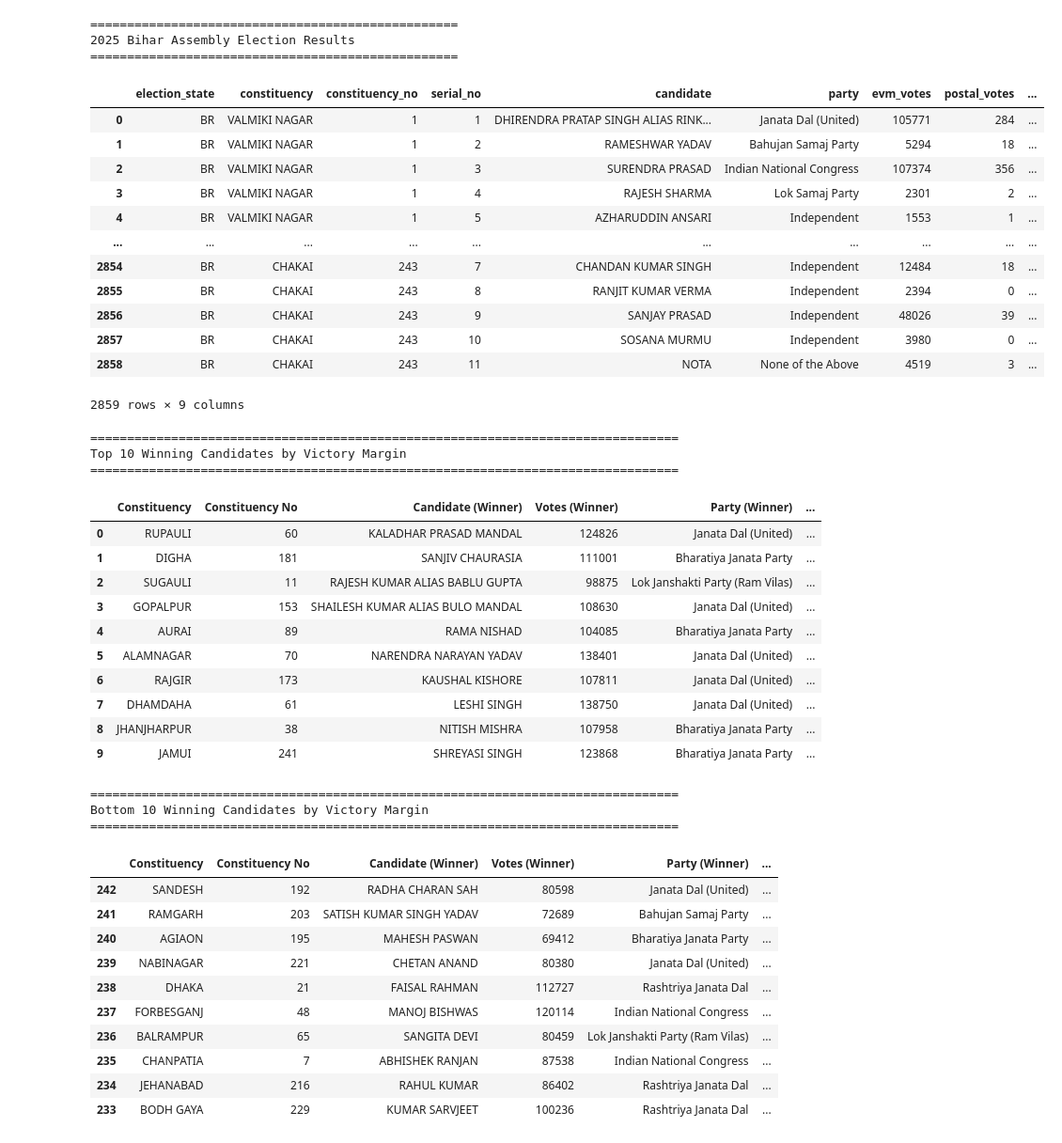
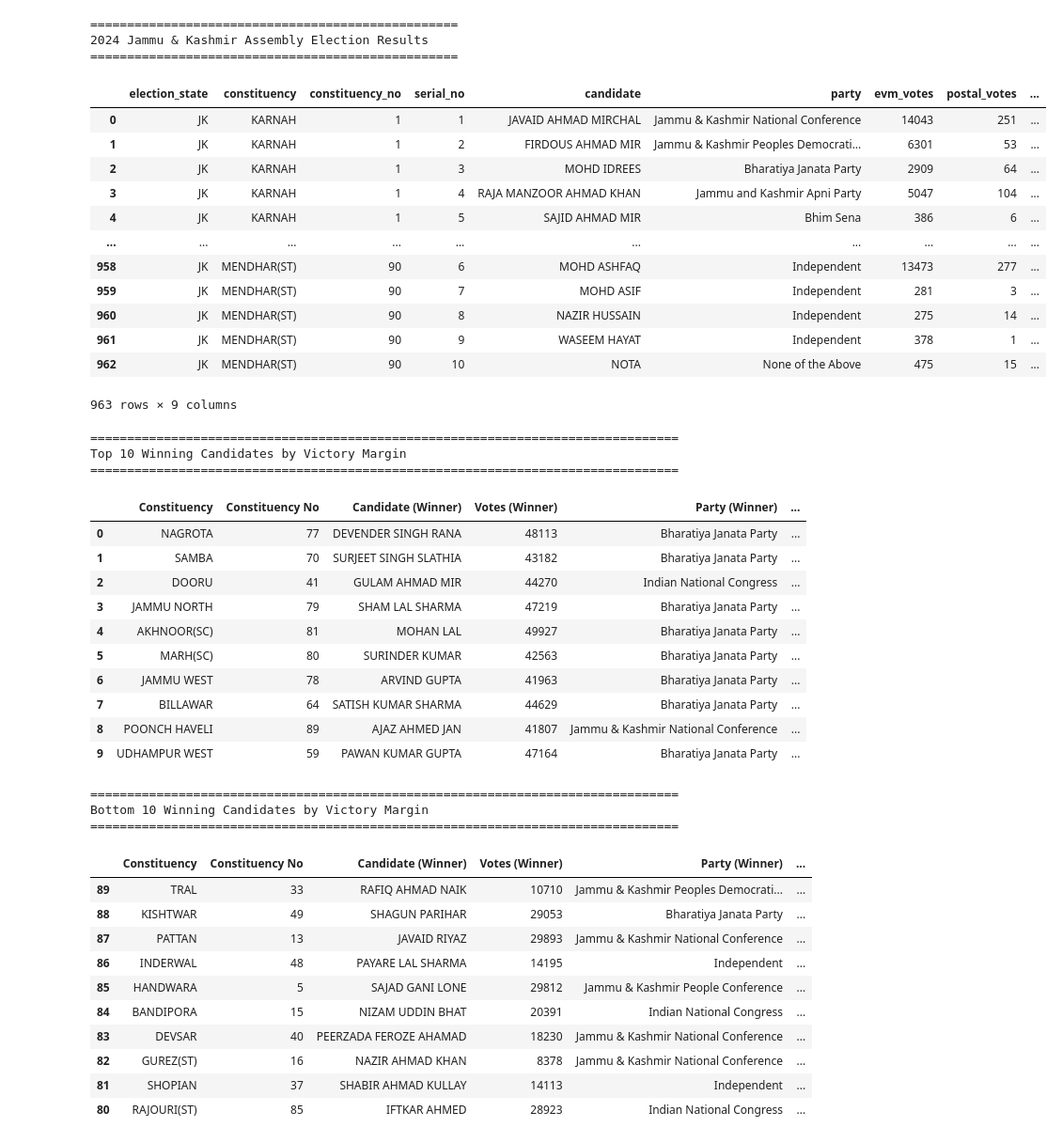
Before and after one commit to thecont1/india-votes-data, a Jupyter notebook: analyse-this.ipynb, the cells around one changed output. Shown at 94% size. Saved outputs shown, nothing was run; the diff lists cells and outputs as text; code cells hidden in the pictures.

```diff
--- a/analyse-this.ipynb
+++ b/analyse-this.ipynb
@@ -43,40 +43,40 @@ party_colors = {
     'Shiv Sena (Uddhav Balasaheb Thackeray)': '#FF8C00',
 }
 # %%
-results_dataset = "./results/2025Assembly-BR.csv"
+results_dataset = "./results/2024Assembly-JK-new.csv"
 df = pd.read_csv(results_dataset)
 
 election_state = df.loc[0, 'election_state']
 query_string = f"state_code == '{election_state}'"
 election_state = pd.read_csv("states.csv").query(query_string).state_name.values[0]
 
 election_year = df.loc[0, 'election_year']
 
 print('='*50)
 print(f"{election_year} {election_state} {df.loc[0, 'election_type']} Election Results")
 print('='*50)
 
 df['total_votes'] = df['evm_votes'] + df['postal_votes']
 df.drop(['election_year', 'election_type'], axis=1, inplace=True)
 
 display(df)
 # %% [output]
 ==================================================
-2025 Bihar Assembly Election Results
+2024 Jammu & Kashmir Assembly Election Results
 ==================================================
 |  | election_state | constituency | constituency_no | serial_no | candidate | party | evm_votes | postal_votes | ... |
-| 0 | BR | VALMIKI NAGAR | 1 | 1 | DHIRENDRA PRATAP SINGH ALIAS RINK... | Janata Dal (United) | 105771 | 284 | ... |
-| 1 | BR | VALMIKI NAGAR | 1 | 2 | RAMESHWAR YADAV | Bahujan Samaj Party | 5294 | 18 | ... |
-| 2 | BR | VALMIKI NAGAR | 1 | 3 | SURENDRA PRASAD | Indian National Congress | 107374 | 356 | ... |
-| 3 | BR | VALMIKI NAGAR | 1 | 4 | RAJESH SHARMA | Lok Samaj Party | 2301 | 2 | ... |
-| 4 | BR | VALMIKI NAGAR | 1 | 5 | AZHARUDDIN ANSARI | Independent | 1553 | 1 | ... |
+| 0 | JK | KARNAH | 1 | 1 | JAVAID AHMAD MIRCHAL | Jammu & Kashmir National Conference | 14043 | 251 | ... |
+| 1 | JK | KARNAH | 1 | 2 | FIRDOUS AHMAD MIR | Jammu & Kashmir Peoples Democrati... | 6301 | 53 | ... |
+| 2 | JK | KARNAH | 1 | 3 | MOHD IDREES | Bharatiya Janata Party | 2909 | 64 | ... |
+| 3 | JK | KARNAH | 1 | 4 | RAJA MANZOOR AHMAD KHAN | Jammu and Kashmir Apni Party | 5047 | 104 | ... |
+| 4 | JK | KARNAH | 1 | 5 | SAJID AHMAD MIR | Bhim Sena | 386 | 6 | ... |
 | ... | ... | ... | ... | ... | ... | ... | ... | ... | ... |
-| 2854 | BR | CHAKAI | 243 | 7 | CHANDAN KUMAR SINGH | Independent | 12484 | 18 | ... |
-| 2855 | BR | CHAKAI | 243 | 8 | RANJIT KUMAR VERMA | Independent | 2394 | 0 | ... |
-| 2856 | BR | CHAKAI | 243 | 9 | SANJAY PRASAD | Independent | 48026 | 39 | ... |
-| 2857 | BR | CHAKAI | 243 | 10 | SOSANA MURMU | Independent | 3980 | 0 | ... |
-| 2858 | BR | CHAKAI | 243 | 11 | NOTA | None of the Above | 4519 | 3 | ... |
+| 958 | JK | MENDHAR(ST) | 90 | 6 | MOHD ASHFAQ | Independent | 13473 | 277 | ... |
+| 959 | JK | MENDHAR(ST) | 90 | 7 | MOHD ASIF | Independent | 281 | 3 | ... |
+| 960 | JK | MENDHAR(ST) | 90 | 8 | NAZIR HUSSAIN | Independent | 275 | 14 | ... |
+| 961 | JK | MENDHAR(ST) | 90 | 9 | WASEEM HAYAT | Independent | 378 | 1 | ... |
+| 962 | JK | MENDHAR(ST) | 90 | 10 | NOTA | None of the Above | 475 | 15 | ... |
-2859 rows × 9 columns
+963 rows × 9 columns
 # %%
 top_n = 10
 
@@ -111,16 +111,16 @@ display(results_df.head(top_n))
 Top 10 Winning Candidates by Victory Margin
 ================================================================================
 |  | Constituency | Constituency No | Candidate (Winner) | Votes (Winner) | Party (Winner) | ... |
-| 0 | RUPAULI | 60 | KALADHAR PRASAD MANDAL | 124826 | Janata Dal (United) | ... |
-| 1 | DIGHA | 181 | SANJIV CHAURASIA | 111001 | Bharatiya Janata Party | ... |
-| 2 | SUGAULI | 11 | RAJESH KUMAR ALIAS BABLU GUPTA | 98875 | Lok Janshakti Party (Ram Vilas) | ... |
-| 3 | GOPALPUR | 153 | SHAILESH KUMAR ALIAS BULO MANDAL | 108630 | Janata Dal (United) | ... |
-| 4 | AURAI | 89 | RAMA NISHAD | 104085 | Bharatiya Janata Party | ... |
-| 5 | ALAMNAGAR | 70 | NARENDRA NARAYAN YADAV | 138401 | Janata Dal (United) | ... |
-| 6 | RAJGIR | 173 | KAUSHAL KISHORE | 107811 | Janata Dal (United) | ... |
-| 7 | DHAMDAHA | 61 | LESHI SINGH | 138750 | Janata Dal (United) | ... |
-| 8 | JHANJHARPUR | 38 | NITISH MISHRA | 107958 | Bharatiya Janata Party | ... |
-| 9 | JAMUI | 241 | SHREYASI SINGH | 123868 | Bharatiya Janata Party | ... |
+| 0 | NAGROTA | 77 | DEVENDER SINGH RANA | 48113 | Bharatiya Janata Party | ... |
+| 1 | SAMBA | 70 | SURJEET SINGH SLATHIA | 43182 | Bharatiya Janata Party | ... |
+| 2 | DOORU | 41 | GULAM AHMAD MIR | 44270 | Indian National Congress | ... |
+| 3 | JAMMU NORTH | 79 | SHAM LAL SHARMA | 47219 | Bharatiya Janata Party | ... |
+| 4 | AKHNOOR(SC) | 81 | MOHAN LAL | 49927 | Bharatiya Janata Party | ... |
+| 5 | MARH(SC) | 80 | SURINDER KUMAR | 42563 | Bharatiya Janata Party | ... |
+| 6 | JAMMU WEST | 78 | ARVIND GUPTA | 41963 | Bharatiya Janata Party | ... |
+| 7 | BILLAWAR | 64 | SATISH KUMAR SHARMA | 44629 | Bharatiya Janata Party | ... |
+| 8 | POONCH HAVELI | 89 | AJAZ AHMED JAN | 41807 | Jammu & Kashmir National Conference | ... |
+| 9 | UDHAMPUR WEST | 59 | PAWAN KUMAR GUPTA | 47164 | Bharatiya Janata Party | ... |
 # %%
 print('='*80)
 print(f"Bottom {top_n} Winning Candidates by Victory Margin")
@@ -132,16 +132,16 @@ display(results_df.sort_values('Margin', ascending=True).head(top_n))
 Bottom 10 Winning Candidates by Victory Margin
 ================================================================================
 |  | Constituency | Constituency No | Candidate (Winner) | Votes (Winner) | Party (Winner) | ... |
-| 242 | SANDESH | 192 | RADHA CHARAN SAH | 80598 | Janata Dal (United) | ... |
-| 241 | RAMGARH | 203 | SATISH KUMAR SINGH YADAV | 72689 | Bahujan Samaj Party | ... |
-| 240 | AGIAON | 195 | MAHESH PASWAN | 69412 | Bharatiya Janata Party | ... |
-| 239 | NABINAGAR | 221 | CHETAN ANAND | 80380 | Janata Dal (United) | ... |
-| 238 | DHAKA | 21 | FAISAL RAHMAN | 112727 | Rashtriya Janata Dal | ... |
-| 237 | FORBESGANJ | 48 | MANOJ BISHWAS | 120114 | Indian National Congress | ... |
-| 236 | BALRAMPUR | 65 | SANGITA DEVI | 80459 | Lok Janshakti Party (Ram Vilas) | ... |
-| 235 | CHANPATIA | 7 | ABHISHEK RANJAN | 87538 | Indian National Congress | ... |
-| 234 | JEHANABAD | 216 | RAHUL KUMAR | 86402 | Rashtriya Janata Dal | ... |
-| 233 | BODH GAYA | 229 | KUMAR SARVJEET | 100236 | Rashtriya Janata Dal | ... |
+| 89 | TRAL | 33 | RAFIQ AHMAD NAIK | 10710 | Jammu & Kashmir Peoples Democrati... | ... |
+| 88 | KISHTWAR | 49 | SHAGUN PARIHAR | 29053 | Bharatiya Janata Party | ... |
+| 87 | PATTAN | 13 | JAVAID RIYAZ | 29893 | Jammu & Kashmir National Conference | ... |
+| 86 | INDERWAL | 48 | PAYARE LAL SHARMA | 14195 | Independent | ... |
+| 85 | HANDWARA | 5 | SAJAD GANI LONE | 29812 | Jammu & Kashmir People Conference | ... |
+| 84 | BANDIPORA | 15 | NIZAM UDDIN BHAT | 20391 | Indian National Congress | ... |
+| 83 | DEVSAR | 40 | PEERZADA FEROZE AHAMAD | 18230 | Jammu & Kashmir National Conference | ... |
+| 82 | GUREZ(ST) | 16 | NAZIR AHMAD KHAN | 8378 | Jammu & Kashmir National Conference | ... |
+| 81 | SHOPIAN | 37 | SHABIR AHMAD KULLAY | 14113 | Independent | ... |
+| 80 | RAJOURI(ST) | 85 | IFTKAR AHMED | 28923 | Indian National Congress | ... |
 # %%
 # Calculate deposit loss status directly using transform
 df['deposit_lost'] = df['total_votes'] < (df.groupby('constituency_no')['total_votes'].transform('sum') / 6)
```
Also changed, not shown: parts of 5 cells of this notebook, 7 other files.
